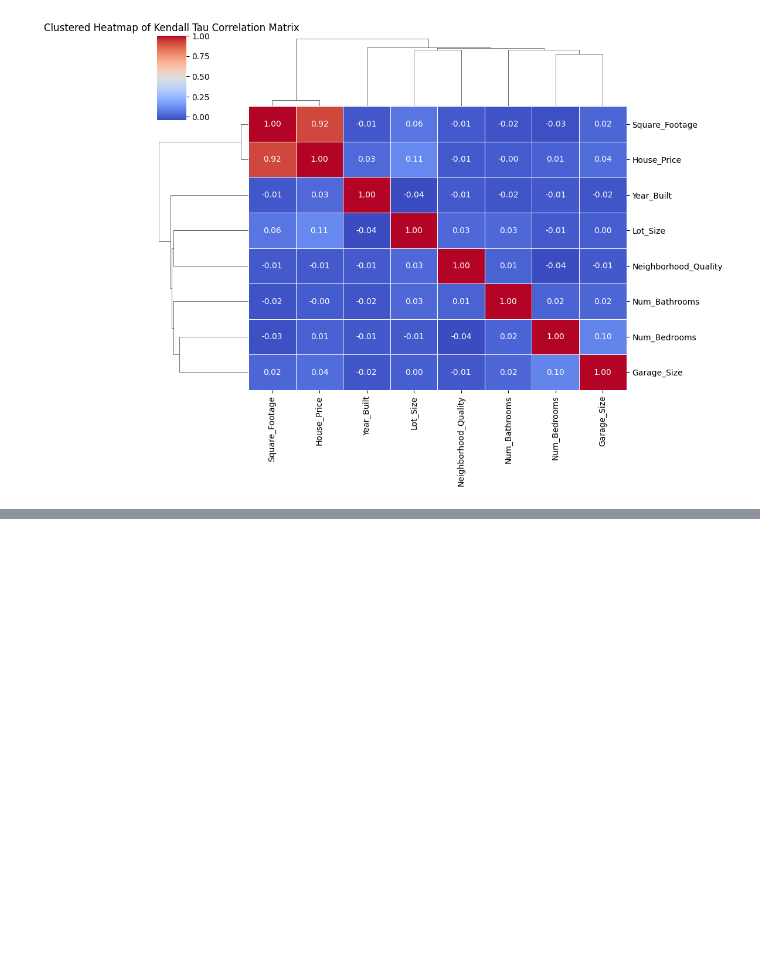
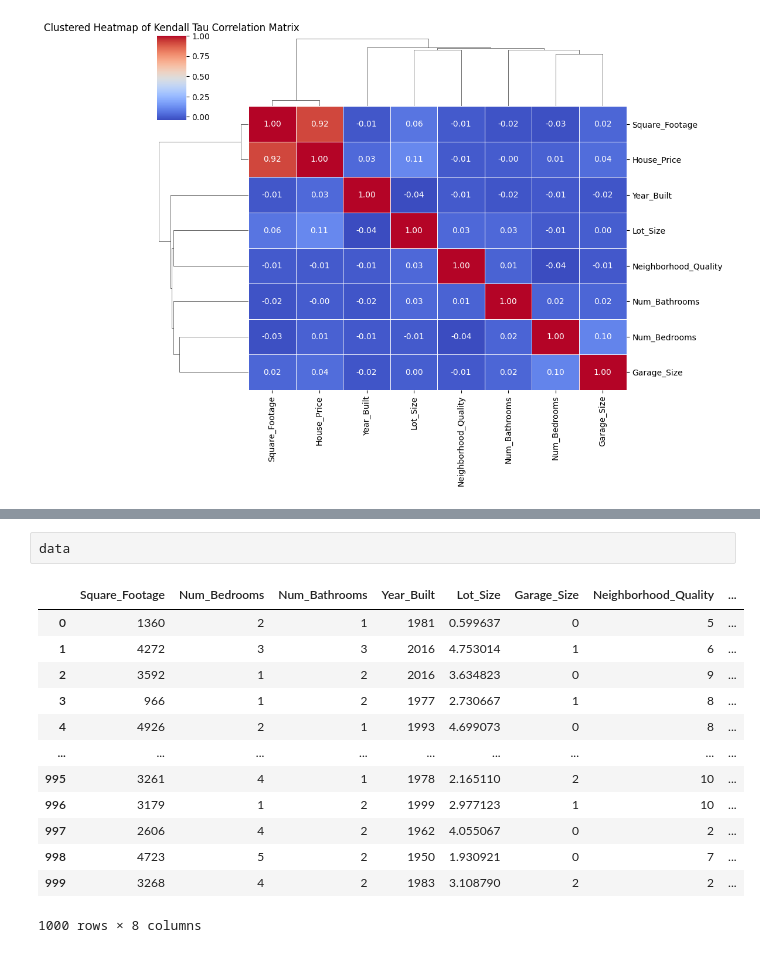
Before and after one commit to ronaldborja/house_price_prediction_api, a Jupyter notebook: eda_and_train.ipynb, the cells around one changed output, grey strips where cells are left out. Cells and saved outputs as stored; diff of their text form; blank space fills up the shorter version.

```diff
--- a/eda_and_train.ipynb
+++ b/eda_and_train.ipynb
@@ -230,0 +310,16 @@ plt.show()
+# %%
+data
+# %% [output]
+|  | Square_Footage | Num_Bedrooms | Num_Bathrooms | Year_Built | Lot_Size | Garage_Size | Neighborhood_Quality | ... |
+| 0 | 1360 | 2 | 1 | 1981 | 0.599637 | 0 | 5 | ... |
+| 1 | 4272 | 3 | 3 | 2016 | 4.753014 | 1 | 6 | ... |
+| 2 | 3592 | 1 | 2 | 2016 | 3.634823 | 0 | 9 | ... |
+| 3 | 966 | 1 | 2 | 1977 | 2.730667 | 1 | 8 | ... |
+| 4 | 4926 | 2 | 1 | 1993 | 4.699073 | 0 | 8 | ... |
+| ... | ... | ... | ... | ... | ... | ... | ... | ... |
+| 995 | 3261 | 4 | 1 | 1978 | 2.165110 | 2 | 10 | ... |
+| 996 | 3179 | 1 | 2 | 1999 | 2.977123 | 1 | 10 | ... |
+| 997 | 2606 | 4 | 2 | 1962 | 4.055067 | 0 | 2 | ... |
+| 998 | 4723 | 5 | 2 | 1950 | 1.930921 | 0 | 7 | ... |
+| 999 | 3268 | 4 | 2 | 1983 | 3.108790 | 2 | 2 | ... |
+1000 rows × 8 columns
```
Also changed, not shown: parts of 12 cells of this notebook.
